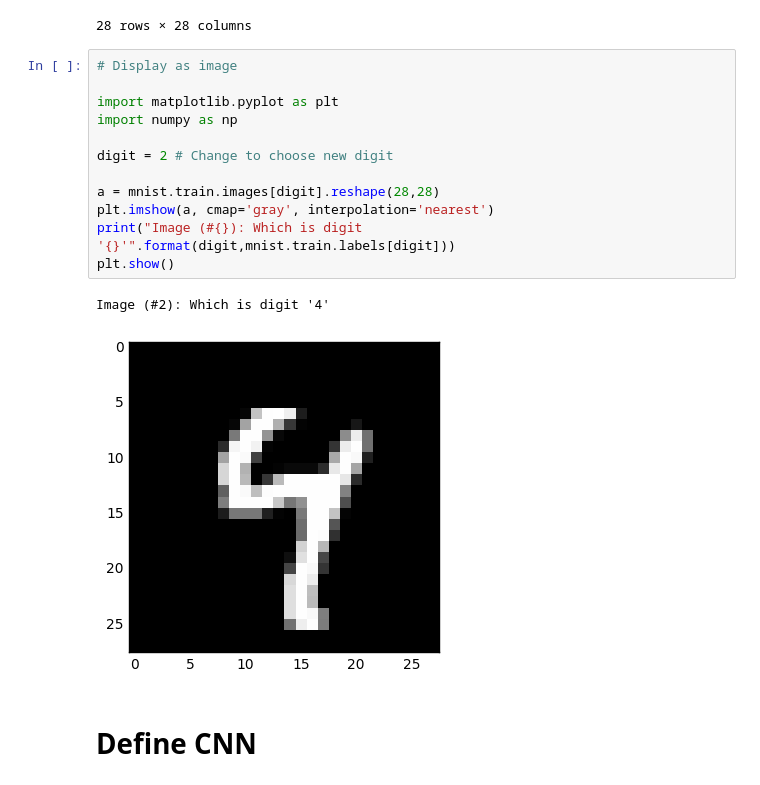
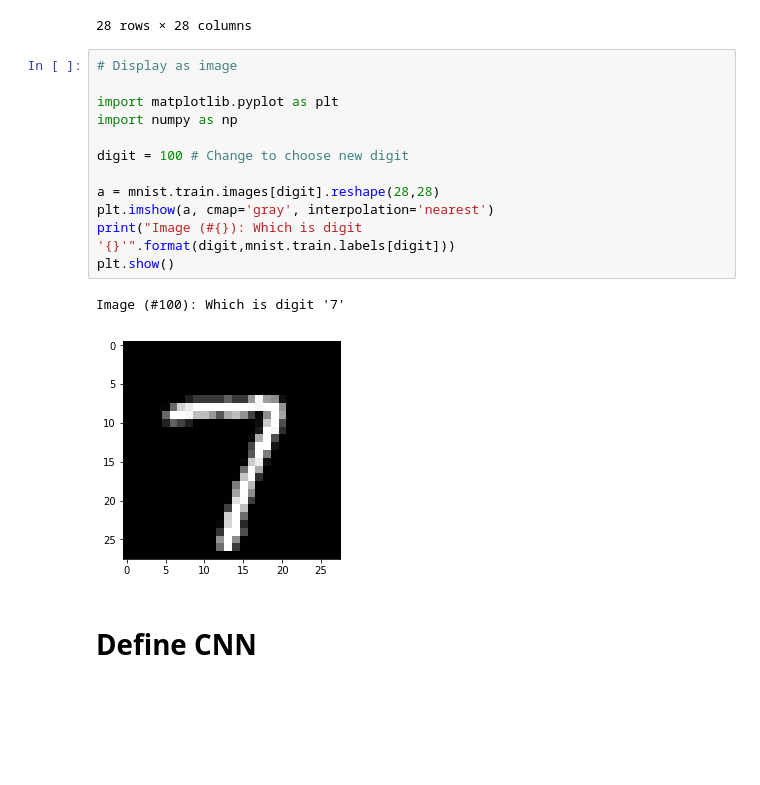
Before and after one commit to jeffheaton/t81_558_deep_learning, a Jupyter notebook: t81_558_class8_cnn.ipynb, the cells around one changed output. Saved outputs shown, nothing was run; the diff lists cells and outputs as text; blank space fills up the shorter version.

```diff
--- a/t81_558_class8_cnn.ipynb
+++ b/t81_558_class8_cnn.ipynb
@@ -306,18 +306,18 @@ Shape for single: (784,)
 # %%
 # Display as image
 
 import matplotlib.pyplot as plt
 import numpy as np
 
-digit = 2 # Change to choose new digit
+digit = 100 # Change to choose new digit
 
 a = mnist.train.images[digit].reshape(28,28)
 plt.imshow(a, cmap='gray', interpolation='nearest')
 print("Image (#{}): Which is digit '{}'".format(digit,mnist.train.labels[digit]))
 plt.show()
 # %% [output]
-Image (#2): Which is digit '4'
+Image (#100): Which is digit '7'
-[figure, old version]
+[figure, new version]
 # %% [markdown]
 # Define CNN
 # %%
```
Also changed, not shown: 1 other file.
